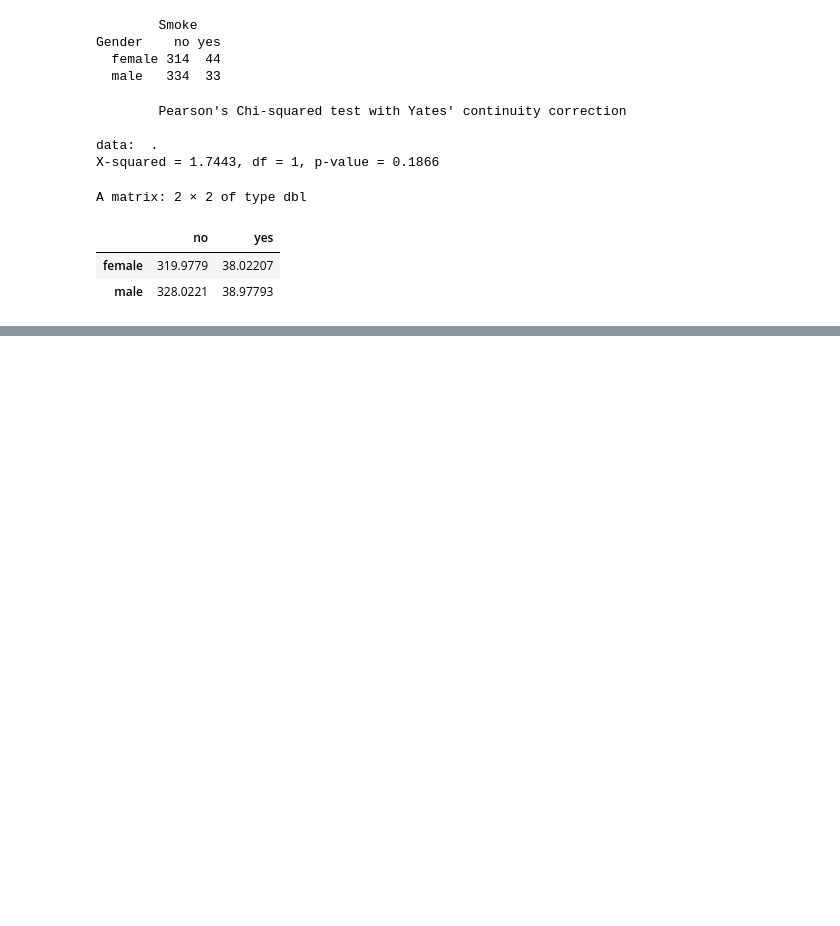
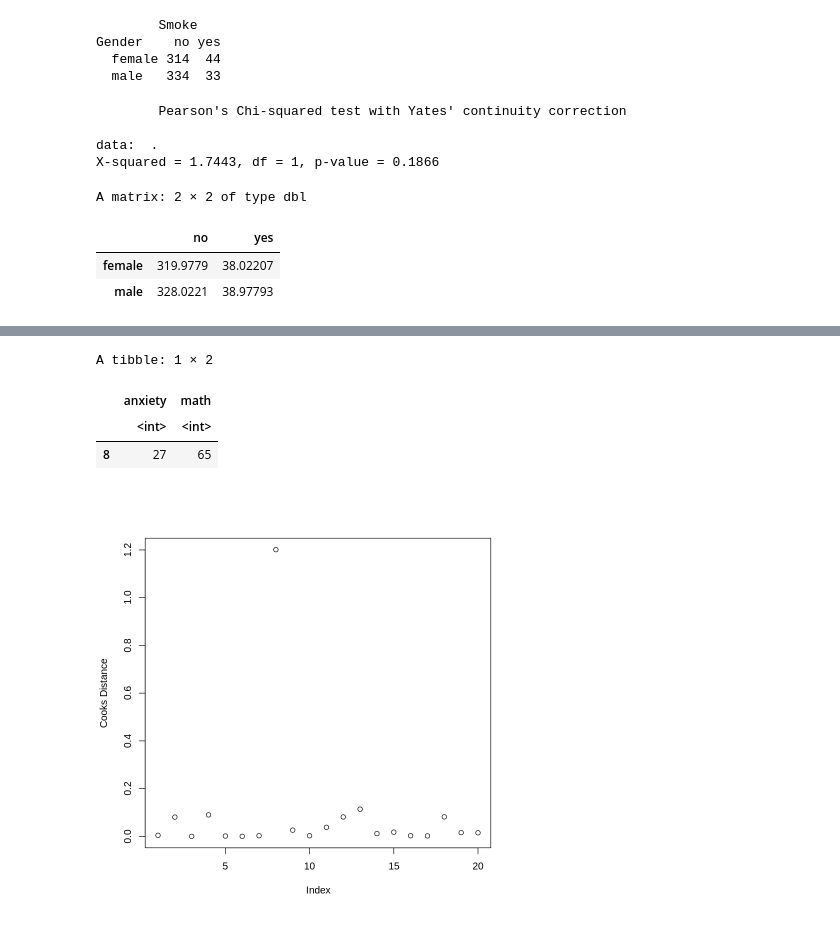
Before and after one commit to VindaShinde/R-Projects, a Jupyter notebook: Stats_Practice_.ipynb, the cells around one changed output, grey strips where cells are left out. Cells and saved outputs as stored; diff of their text form; code cells hidden in the pictures; blank space fills up the shorter version.

```diff
--- a/Stats_Practice_.ipynb
+++ b/Stats_Practice_.ipynb
@@ -299,0 +363,11 @@ gender and smoking are not associated at alpha = 0.05 level.
+# %%
+cook = cooks.distance(m)
+plot(cook,ylab = "Cooks Distance")
+
+Anxiety[which(cook>1),] # to find Influential point
+# %% [output]
+A tibble: 1 × 2
+|  | anxiety | math |
+|  | <int> | <int> |
+| 8 | 27 | 65 |
+[figure, added]
```
Also changed, not shown: parts of 8 cells of this notebook.
